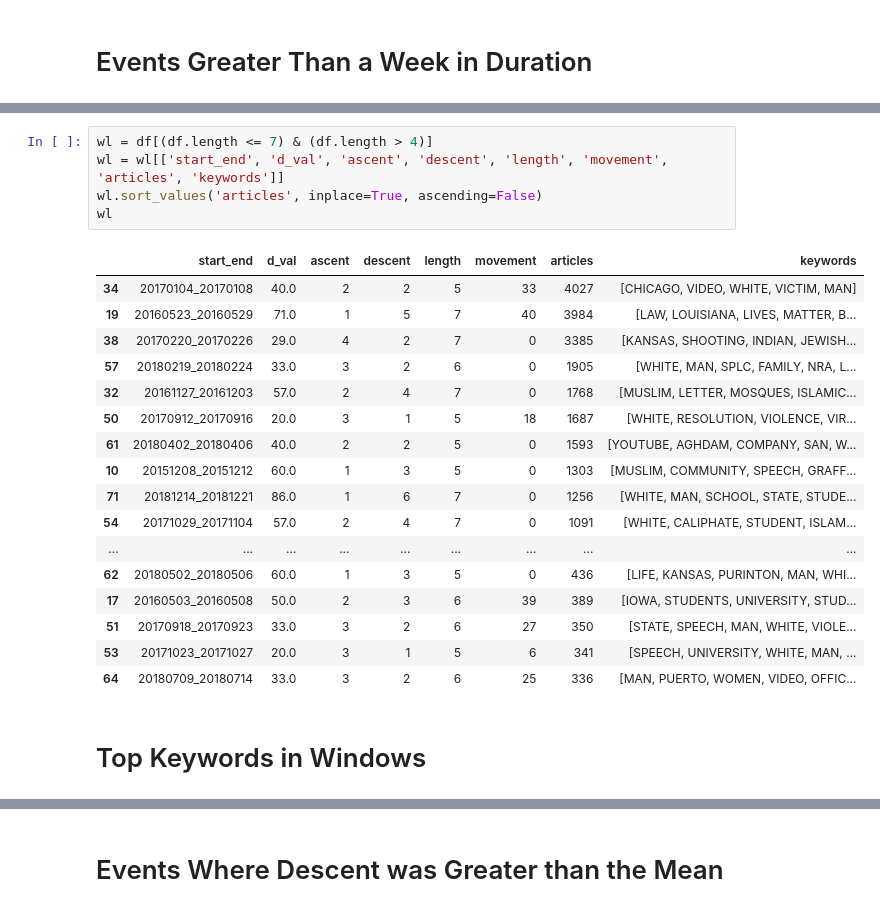
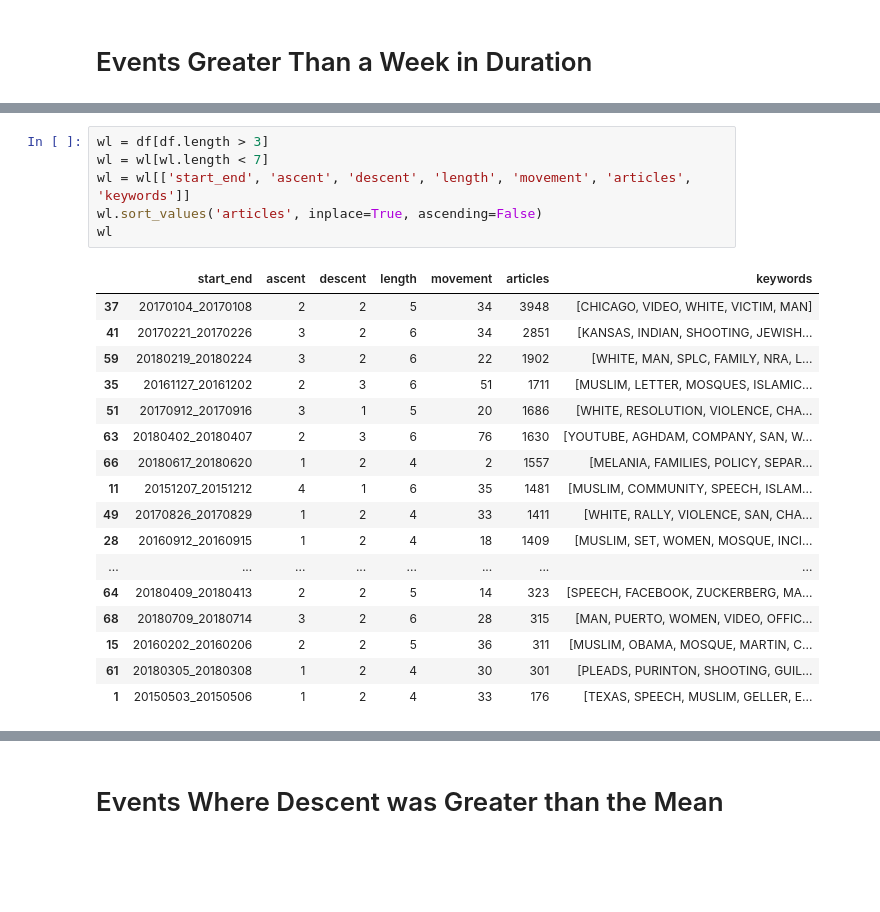
Before and after one commit to Jwmazzi/media_research, a Jupyter notebook: planning/GDELT Keywords.ipynb, the cells around one changed output, grey strips where cells are left out. Drawn from its saved outputs; the diff is of its cells as text; blank space fills up the shorter version.

```diff
--- a/planning/GDELT Keywords.ipynb
+++ b/planning/GDELT Keywords.ipynb
@@ -153,25 +308,24 @@ wg
 # %%
-wl = df[(df.length <= 7) & (df.length > 4)]
-wl = wl[['start_end', 'd_val', 'ascent', 'descent', 'length', 'movement', 'articles', 'keywords']]
+wl = df[df.length > 3]
+wl = wl[wl.length < 7]
+wl = wl[['start_end', 'ascent', 'descent', 'length', 'movement', 'articles', 'keywords']]
 wl.sort_values('articles', inplace=True, ascending=False)
 wl
 # %% [output]
-|  | start_end | d_val | ascent | descent | length | movement | articles | keywords |
-| 34 | 20170104_20170108 | 40.0 | 2 | 2 | 5 | 33 | 4027 | [CHICAGO, VIDEO, WHITE, VICTIM, MAN] |
-| 19 | 20160523_20160529 | 71.0 | 1 | 5 | 7 | 40 | 3984 | [LAW, LOUISIANA, LIVES, MATTER, B... |
-| 38 | 20170220_20170226 | 29.0 | 4 | 2 | 7 | 0 | 3385 | [KANSAS, SHOOTING, INDIAN, JEWISH... |
-| 57 | 20180219_20180224 | 33.0 | 3 | 2 | 6 | 0 | 1905 | [WHITE, MAN, SPLC, FAMILY, NRA, L... |
-| 32 | 20161127_20161203 | 57.0 | 2 | 4 | 7 | 0 | 1768 | [MUSLIM, LETTER, MOSQUES, ISLAMIC... |
-| 50 | 20170912_20170916 | 20.0 | 3 | 1 | 5 | 18 | 1687 | [WHITE, RESOLUTION, VIOLENCE, VIR... |
-| 61 | 20180402_20180406 | 40.0 | 2 | 2 | 5 | 0 | 1593 | [YOUTUBE, AGHDAM, COMPANY, SAN, W... |
-| 10 | 20151208_20151212 | 60.0 | 1 | 3 | 5 | 0 | 1303 | [MUSLIM, COMMUNITY, SPEECH, GRAFF... |
-| 71 | 20181214_20181221 | 86.0 | 1 | 6 | 7 | 0 | 1256 | [WHITE, MAN, SCHOOL, STATE, STUDE... |
-| 54 | 20171029_20171104 | 57.0 | 2 | 4 | 7 | 0 | 1091 | [WHITE, CALIPHATE, STUDENT, ISLAM... |
-| ... | ... | ... | ... | ... | ... | ... | ... | ... |
-| 62 | 20180502_20180506 | 60.0 | 1 | 3 | 5 | 0 | 436 | [LIFE, KANSAS, PURINTON, MAN, WHI... |
-| 17 | 20160503_20160508 | 50.0 | 2 | 3 | 6 | 39 | 389 | [IOWA, STUDENTS, UNIVERSITY, STUD... |
-| 51 | 20170918_20170923 | 33.0 | 3 | 2 | 6 | 27 | 350 | [STATE, SPEECH, MAN, WHITE, VIOLE... |
-| 53 | 20171023_20171027 | 20.0 | 3 | 1 | 5 | 6 | 341 | [SPEECH, UNIVERSITY, WHITE, MAN, ... |
-| 64 | 20180709_20180714 | 33.0 | 3 | 2 | 6 | 25 | 336 | [MAN, PUERTO, WOMEN, VIDEO, OFFIC... |
+|  | start_end | ascent | descent | length | movement | articles | keywords |
+| 37 | 20170104_20170108 | 2 | 2 | 5 | 34 | 3948 | [CHICAGO, VIDEO, WHITE, VICTIM, MAN] |
+| 41 | 20170221_20170226 | 3 | 2 | 6 | 34 | 2851 | [KANSAS, INDIAN, SHOOTING, JEWISH... |
+| 59 | 20180219_20180224 | 3 | 2 | 6 | 22 | 1902 | [WHITE, MAN, SPLC, FAMILY, NRA, L... |
+| 35 | 20161127_20161202 | 2 | 3 | 6 | 51 | 1711 | [MUSLIM, LETTER, MOSQUES, ISLAMIC... |
+| 51 | 20170912_20170916 | 3 | 1 | 5 | 20 | 1686 | [WHITE, RESOLUTION, VIOLENCE, CHA... |
+| 63 | 20180402_20180407 | 2 | 3 | 6 | 76 | 1630 | [YOUTUBE, AGHDAM, COMPANY, SAN, W... |
+| 66 | 20180617_20180620 | 1 | 2 | 4 | 2 | 1557 | [MELANIA, FAMILIES, POLICY, SEPAR... |
+| 11 | 20151207_20151212 | 4 | 1 | 6 | 35 | 1481 | [MUSLIM, COMMUNITY, SPEECH, ISLAM... |
+| 49 | 20170826_20170829 | 1 | 2 | 4 | 33 | 1411 | [WHITE, RALLY, VIOLENCE, SAN, CHA... |
+| 28 | 20160912_20160915 | 1 | 2 | 4 | 18 | 1409 | [MUSLIM, SET, WOMEN, MOSQUE, INCI... |
+| ... | ... | ... | ... | ... | ... | ... | ... |
+| 64 | 20180409_20180413 | 2 | 2 | 5 | 14 | 323 | [SPEECH, FACEBOOK, ZUCKERBERG, MA... |
+| 68 | 20180709_20180714 | 3 | 2 | 6 | 28 | 315 | [MAN, PUERTO, WOMEN, VIDEO, OFFIC... |
+| 15 | 20160202_20160206 | 2 | 2 | 5 | 36 | 311 | [MUSLIM, OBAMA, MOSQUE, MARTIN, C... |
+| 61 | 20180305_20180308 | 1 | 2 | 4 | 30 | 301 | [PLEADS, PURINTON, SHOOTING, GUIL... |
+| 1 | 20150503_20150506 | 1 | 2 | 4 | 33 | 176 | [TEXAS, SPEECH, MUSLIM, GELLER, E... |
-# %% [markdown]
-# Top Keywords in Windows
```
Also changed, not shown: parts of 62 cells of this notebook, 6 other files.
